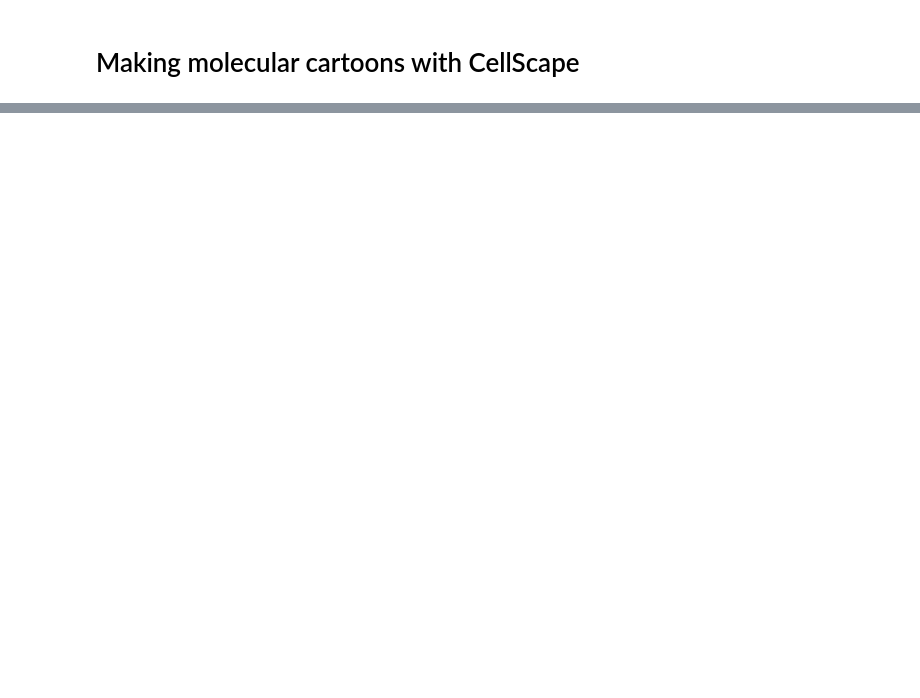
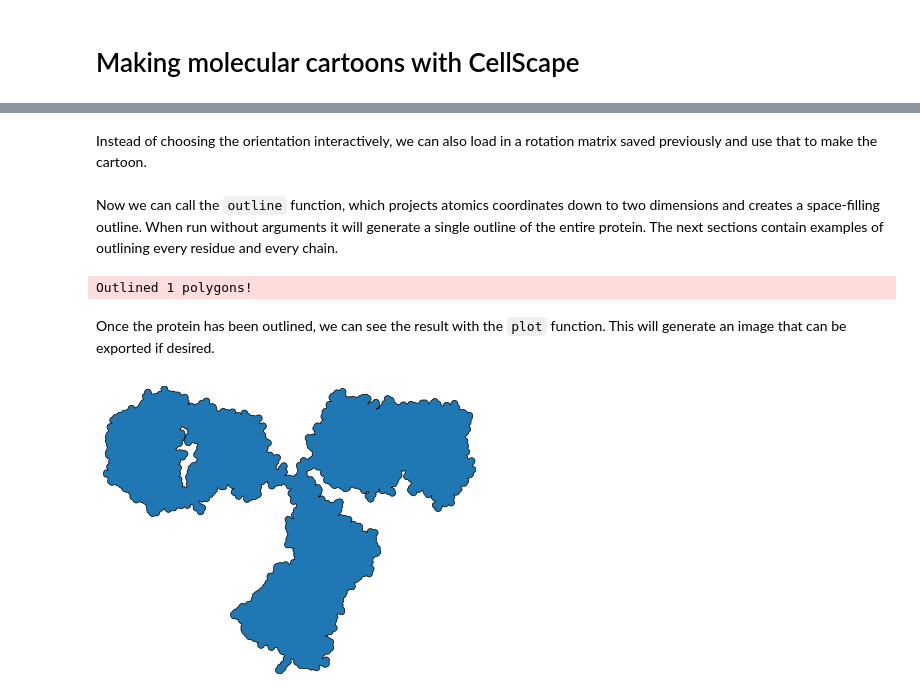
Before and after one commit to jordisr/cellscape, a Jupyter notebook: examples/cartoon.ipynb, the cells around one changed output, grey strips where cells are left out. Cells and saved outputs as stored; diff of their text form; code cells hidden in the pictures; blank space fills up the shorter version.

```diff
--- a/examples/cartoon.ipynb
+++ b/examples/cartoon.ipynb
@@ -134,0 +20,2 @@ ig.export("example_object")
+# %%
+protein = cellscape.Cartoon("ig/1igt.pdb")
@@ -134,0 +30,16 @@ ig.export("example_object")
+# %% [markdown]
+Instead of choosing the orientation interactively, we can also load in a rotation matrix saved previously and use that to make the cartoon.
+# %%
+protein.load_view_matrix("ig/view")
+# %% [markdown]
+Now we can call the `outline` function, which projects atomics coordinates down to two dimensions and creates a space-filling outline. When run without arguments it will generate a single outline of the entire protein. The next sections contain examples of outlining every residue and every chain.
+# %%
+protein.outline()
+# %% [output]
+Outlined 1 polygons!
+# %% [markdown]
+Once the protein has been outlined, we can see the result with the `plot` function. This will generate an image that can be exported if desired.
+# %%
+protein.plot()
+# %% [output]
+[figure, added]
```
Also changed, not shown: parts of 74 cells of this notebook, 2 other files.
